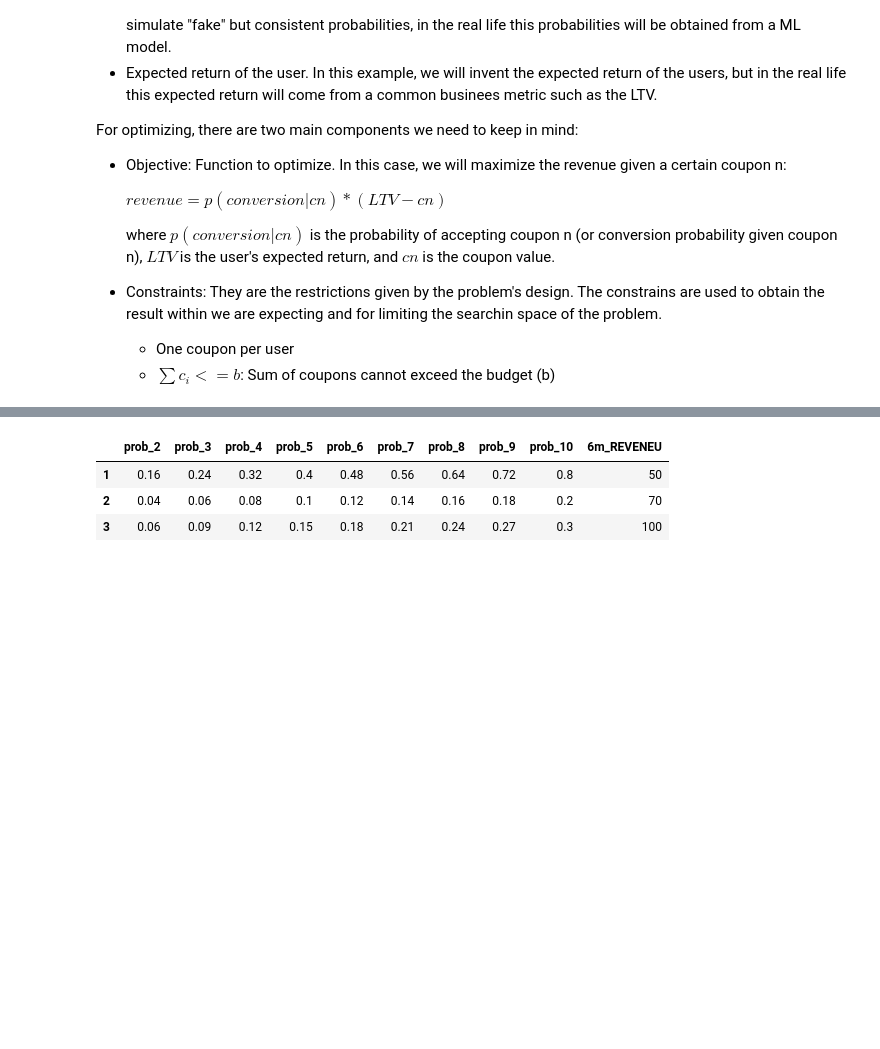
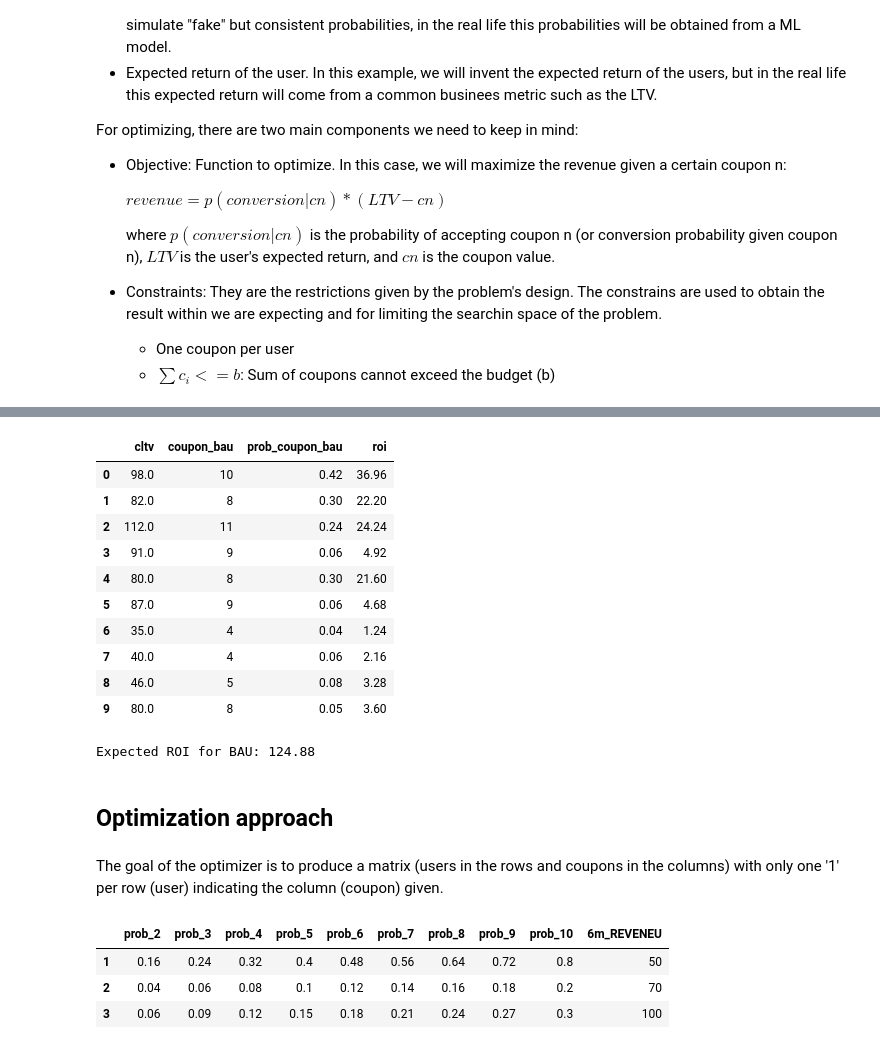
Before and after one commit to wilomaku/optimization-business, a Jupyter notebook: notebooks/simple_opt.ipynb, the cells around one changed output, grey strips where cells are left out. Drawn from its saved outputs; the diff is of its cells as text; code cells hidden in the pictures; blank space fills up the shorter version.

Commit message:
Added BAU approach

```diff
--- a/notebooks/simple_opt.ipynb
+++ b/notebooks/simple_opt.ipynb
@@ -52,3 +102,30 @@ prob.head()
+# %%
+df['coupon_bau'] = coupons_bau
+df['prob_coupon_bau'] = df.apply(lambda x: x['prob_coupon_{}'.format(int(x['coupon_bau']))], axis=1)
+df['roi'] = df['prob_coupon_bau']*(df['cltv'] - df['coupon_bau'])
+df[['cltv','coupon_bau','prob_coupon_bau','roi']]
+# %% [output]
+|  | cltv | coupon_bau | prob_coupon_bau | roi |
+| 0 | 98.0 | 10 | 0.42 | 36.96 |
+| 1 | 82.0 | 8 | 0.30 | 22.20 |
+| 2 | 112.0 | 11 | 0.24 | 24.24 |
+| 3 | 91.0 | 9 | 0.06 | 4.92 |
+| 4 | 80.0 | 8 | 0.30 | 21.60 |
+| 5 | 87.0 | 9 | 0.06 | 4.68 |
+| 6 | 35.0 | 4 | 0.04 | 1.24 |
+| 7 | 40.0 | 4 | 0.06 | 2.16 |
+| 8 | 46.0 | 5 | 0.08 | 3.28 |
+| 9 | 80.0 | 8 | 0.05 | 3.60 |
+# %%
+## Revenue expected for BAU of coupon based on 10% of the CLTV
+ROI_BAU = df['roi'].sum()
+print('Expected ROI for BAU: {}'.format(ROI_BAU))
+# %% [output]
+Expected ROI for BAU: 124.88
+# %% [markdown]
+## Optimization approach
+# %% [markdown]
+The goal of the optimizer is to produce a matrix (users in the rows and coupons in the columns) with only one '1' per row (user) indicating the column (coupon) given.
 # %%
 col_prob = ['prob_{}'.format(i) for i in range(2,11,1)] ## define the prob_ columns to the range of the coupons desired, in this
 # scenario the range is from 2 to 10
```
Also changed, not shown: parts of 8 cells of this notebook, 3 other files.
